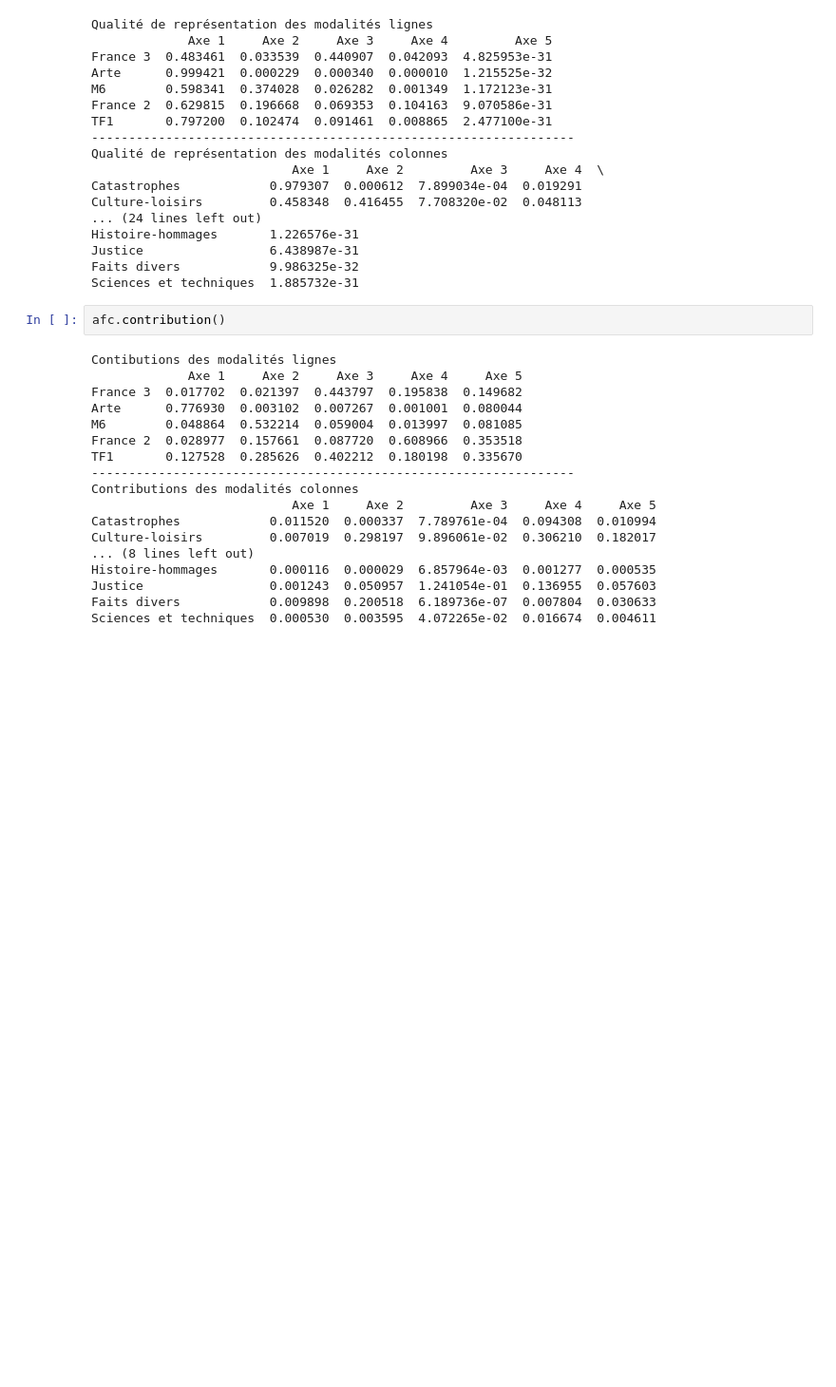
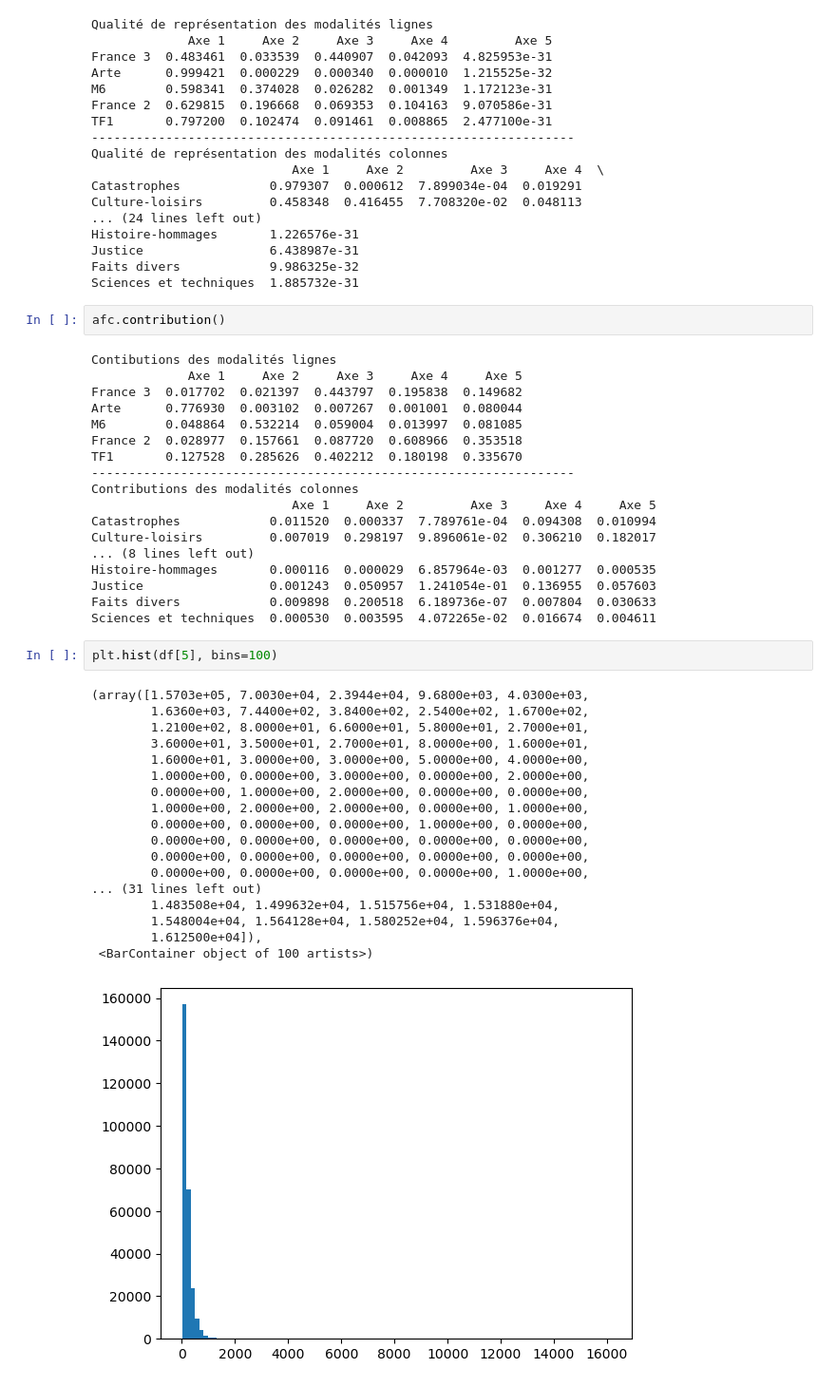
Before and after one commit to Thomas-labreur/PIP2025_GR3, a Jupyter notebook: proximite_chaines.ipynb, the cells around one changed output. Shown at 95% size. Saved outputs shown, nothing was run; the diff lists cells and outputs as text; blank space fills up the shorter version.

```diff
--- a/proximite_chaines.ipynb
+++ b/proximite_chaines.ipynb
@@ -185,3 +185,24 @@ Histoire-hommages       0.000116  0.000029  6.857964e-03  0.001277  0.000535
 Justice                 0.001243  0.050957  1.241054e-01  0.136955  0.057603
 Faits divers            0.009898  0.200518  6.189736e-07  0.007804  0.030633
 Sciences et techniques  0.000530  0.003595  4.072265e-02  0.016674  0.004611
+# %%
+plt.hist(df[5], bins=100)
+# %% [output]
+(array([1.5703e+05, 7.0030e+04, 2.3944e+04, 9.6800e+03, 4.0300e+03,
+        1.6360e+03, 7.4400e+02, 3.8400e+02, 2.5400e+02, 1.6700e+02,
+        1.2100e+02, 8.0000e+01, 6.6000e+01, 5.8000e+01, 2.7000e+01,
+        3.6000e+01, 3.5000e+01, 2.7000e+01, 8.0000e+00, 1.6000e+01,
+        1.6000e+01, 3.0000e+00, 3.0000e+00, 5.0000e+00, 4.0000e+00,
+        1.0000e+00, 0.0000e+00, 3.0000e+00, 0.0000e+00, 2.0000e+00,
+        0.0000e+00, 1.0000e+00, 2.0000e+00, 0.0000e+00, 0.0000e+00,
+        1.0000e+00, 2.0000e+00, 2.0000e+00, 0.0000e+00, 1.0000e+00,
+        0.0000e+00, 0.0000e+00, 0.0000e+00, 1.0000e+00, 0.0000e+00,
+        0.0000e+00, 0.0000e+00, 0.0000e+00, 0.0000e+00, 0.0000e+00,
+        0.0000e+00, 0.0000e+00, 0.0000e+00, 0.0000e+00, 0.0000e+00,
+        0.0000e+00, 0.0000e+00, 0.0000e+00, 0.0000e+00, 1.0000e+00,
+... (31 lines left out)
+        1.483508e+04, 1.499632e+04, 1.515756e+04, 1.531880e+04,
+        1.548004e+04, 1.564128e+04, 1.580252e+04, 1.596376e+04,
+        1.612500e+04]),
+ <BarContainer object of 100 artists>)
+[figure, added]
```
Also changed, not shown: 2 other files.
